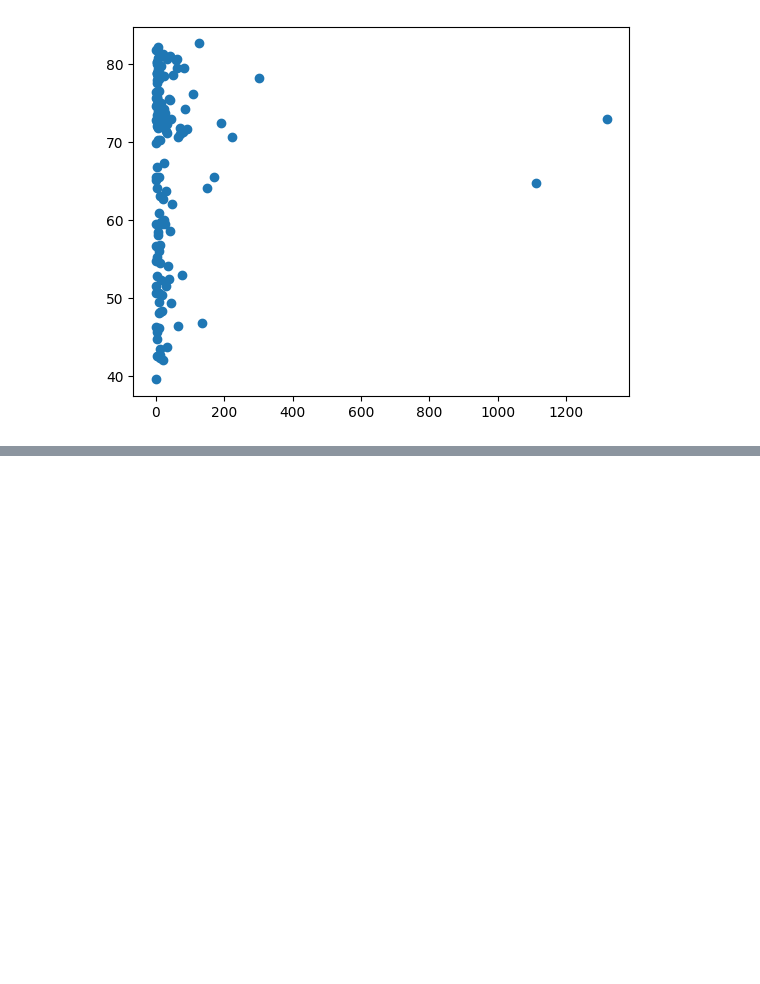
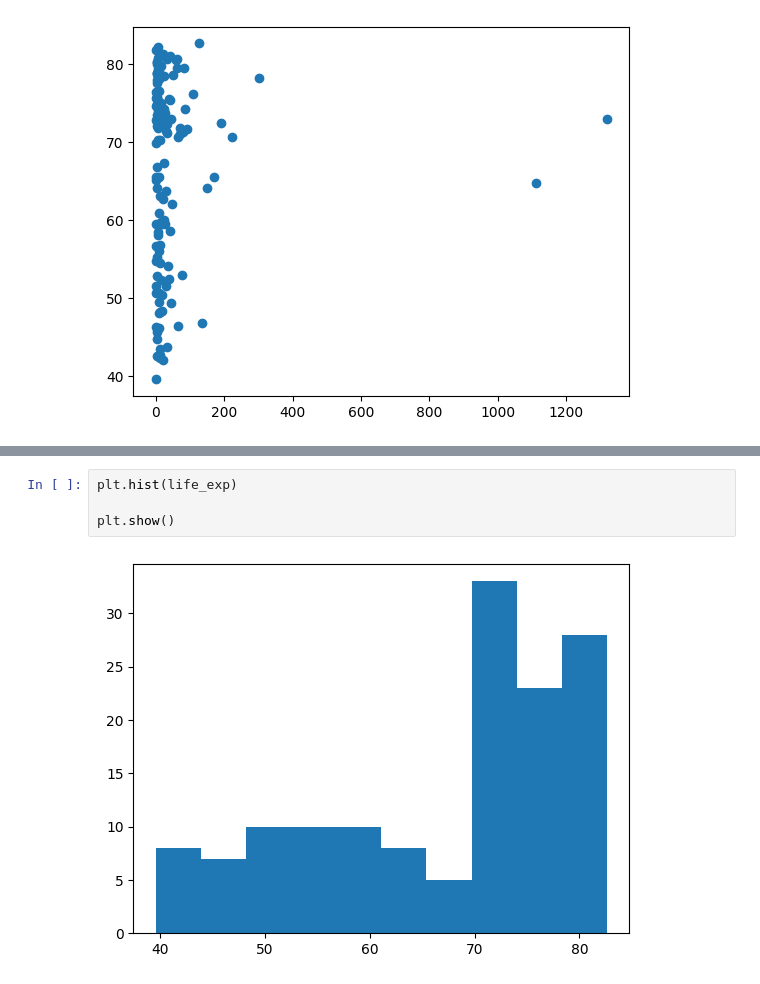
Before and after one commit to pramdevgan/Associate_Data_Scientist_in_Python, a Jupyter notebook: Intermediate Python/Matplotlib/matplotlib.ipynb, the cells around one changed output, grey strips where cells are left out. Drawn from its saved outputs; the diff is of its cells as text; blank space fills up the shorter version.

```diff
--- a/Intermediate Python/Matplotlib/matplotlib.ipynb
+++ b/Intermediate Python/Matplotlib/matplotlib.ipynb
@@ -159,0 +179,6 @@ plt.show()
+# %%
+plt.hist(life_exp)
+
+plt.show()
+# %% [output]
+[figure, added]
```
Also changed, not shown: parts of 256 cells of this notebook.
